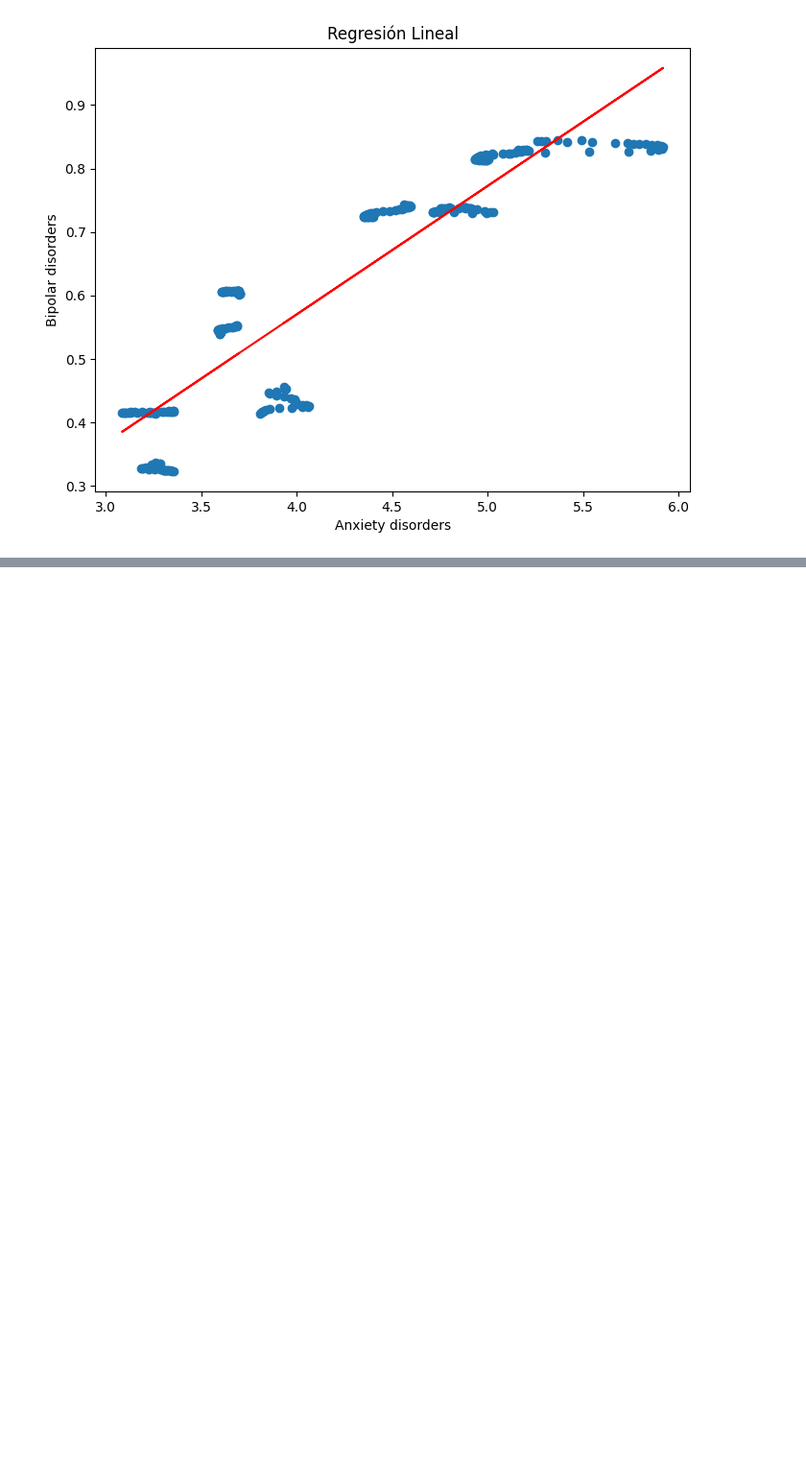
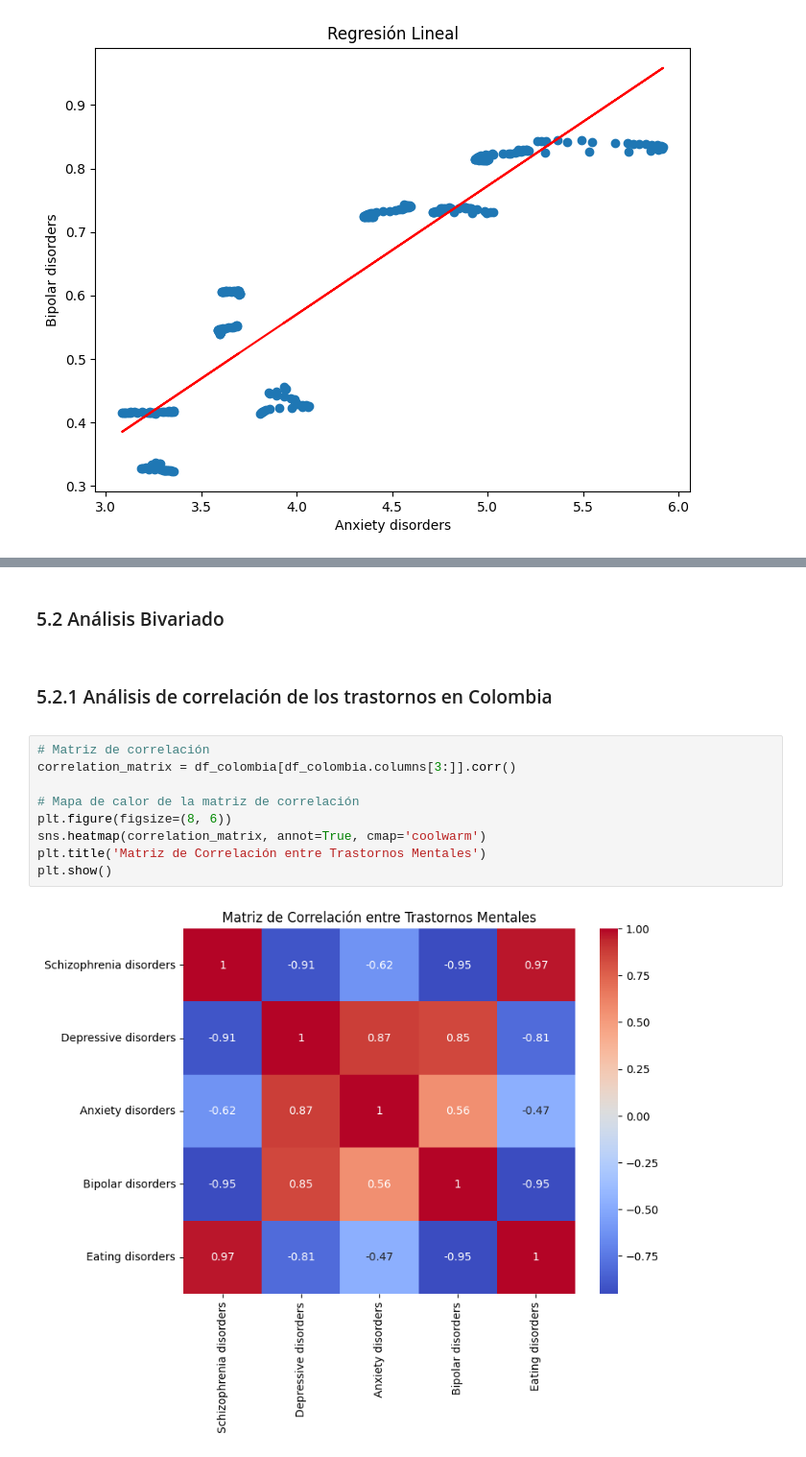
Before and after one commit to SantiagoGil93/Proyecto_BootCamp, a Jupyter notebook: Proyecto_Final_BootCamp_TalentoTech.ipynb, the cells around one changed output, grey strips where cells are left out. Shown at 96% size. Cells and saved outputs as stored; diff of their text form; blank space fills up the shorter version.

```diff
--- a/Proyecto_Final_BootCamp_TalentoTech.ipynb
+++ b/Proyecto_Final_BootCamp_TalentoTech.ipynb
@@ -559,0 +681,17 @@ plt.show()
+# %% [markdown]
+### 5.2 Análisis Bivariado
+<a name='bivariado_col'></a>
+# %% [markdown]
+### 5.2.1 Análisis de correlación de los trastornos en Colombia
+<a name='correlacion_col'></a>
+# %%
+# Matriz de correlación
+correlation_matrix = df_colombia[df_colombia.columns[3:]].corr()
+
+# Mapa de calor de la matriz de correlación
+plt.figure(figsize=(8, 6))
+sns.heatmap(correlation_matrix, annot=True, cmap='coolwarm')
+plt.title('Matriz de Correlación entre Trastornos Mentales')
+plt.show()
+# %% [output]
+[figure, added]
```
Also changed, not shown: parts of 22 cells of this notebook.
